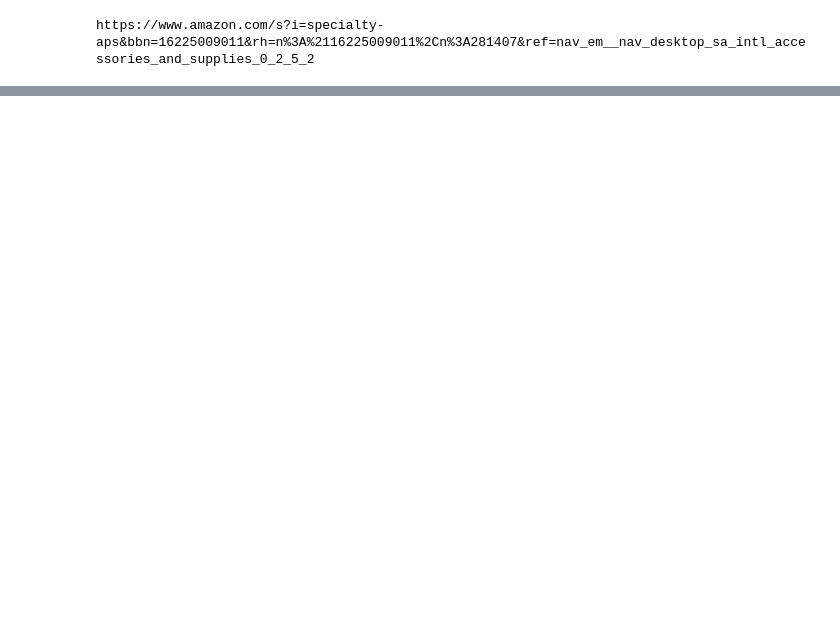
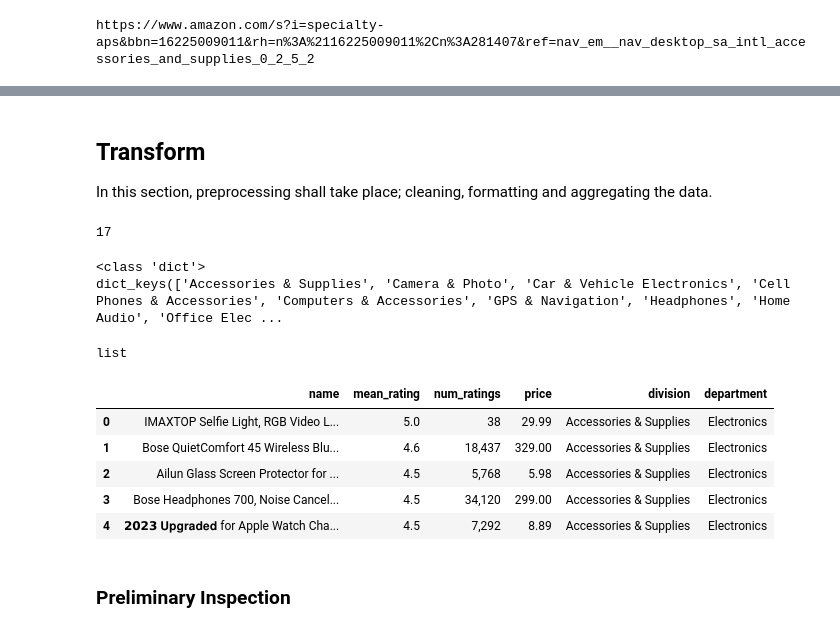
Before and after one commit to teofizzy/amazon, a Jupyter notebook: tasks/etl_system/scrape_amazon.ipynb, the cells around one changed output, grey strips where cells are left out. Drawn from its saved outputs; the diff is of its cells as text; code cells hidden in the pictures; blank space fills up the shorter version.

Commit message:
started transform

```diff
--- a/tasks/etl_system/scrape_amazon.ipynb
+++ b/tasks/etl_system/scrape_amazon.ipynb
@@ -217,5 +294,5 @@ departments_of_interest[0]
 # %%
-electronics_dict = find_dept_divisions(departments_of_interest[0], deps_dict)
+electronics_dict = find_dept_divisions(departments_of_interest[6], deps_dict)
 print(electronics_dict)
 # %% [output]
 valid department
@@ -486,0 +469,12 @@ for division_name, division_link in elec_dept_dict.items():
+# %%
+# Check the length of each division
+total_items = []
+
+for key, val in electronics_dept.items():
+    print(key)
+    print(len(electronics_dept[key]))
+    key_len = len(electronics_dept[key])
+    total_items.append(key_len)
+    print("-"*30)
+
+print(f"Total:{sum(total_items)} electronics")
@@ -573,0 +533,25 @@ Glendan Light Box Photography, 10"x10" Photo Box with 88 High Color Rendering In
+# %% [markdown]
+## Transform
+In this section, preprocessing shall take place; cleaning, formatting and aggregating the data.
+# %%
+# clean the data,
+# type cast mean rating and num rating to numeric values
+file_path = 'data/electronics_dept.json'
+
+with open(file_path, 'r') as f:
+    electronics_dept = json.load(f)
+
+print(len(electronics_dept))
+# %% [output]
+17
+# %%
+# check the data type
+print(type(electronics_dept))
+print(electronics_dept.keys())
+# %% [output]
+<class 'dict'>
+dict_keys(['Accessories & Supplies', 'Camera & Photo', 'Car & Vehicle Electronics', 'Cell Phones & Accessories', 'Computers & Accessories', 'GPS & Navigation', 'Headphones', 'Home Audio', 'Office Elec ...
+# %%
+type(electronics_dept['Accessories & Supplies'])
+# %% [output]
+list
@@ -573,0 +572,15 @@ Glendan Light Box Photography, 10"x10" Photo Box with 88 High Color Rendering In
+# %%
+# create a dataframe for the electronics department
+electronics_df = make_df(electronics_dept, 'Electronics')
+
+# preview
+electronics_df.head()
+# %% [output]
+|  | name | mean_rating | num_ratings | price | division | department |
+| 0 | IMAXTOP Selfie Light, RGB Video L... | 5.0 | 38 | 29.99 | Accessories & Supplies | Electronics |
+| 1 | Bose QuietComfort 45 Wireless Blu... | 4.6 | 18,437 | 329.00 | Accessories & Supplies | Electronics |
+| 2 | Ailun Glass Screen Protector for ... | 4.5 | 5,768 | 5.98 | Accessories & Supplies | Electronics |
+| 3 | Bose Headphones 700, Noise Cancel... | 4.5 | 34,120 | 299.00 | Accessories & Supplies | Electronics |
+| 4 | 𝟮𝟬𝟮𝟯 𝐔𝐩𝐠𝐫𝐚𝐝𝐞𝐝 for Apple Watch Cha... | 4.5 | 7,292 | 8.89 | Accessories & Supplies | Electronics |
+# %% [markdown]
+### Preliminary Inspection
```
Also changed, not shown: parts of 46 cells of this notebook, 2 other files.
